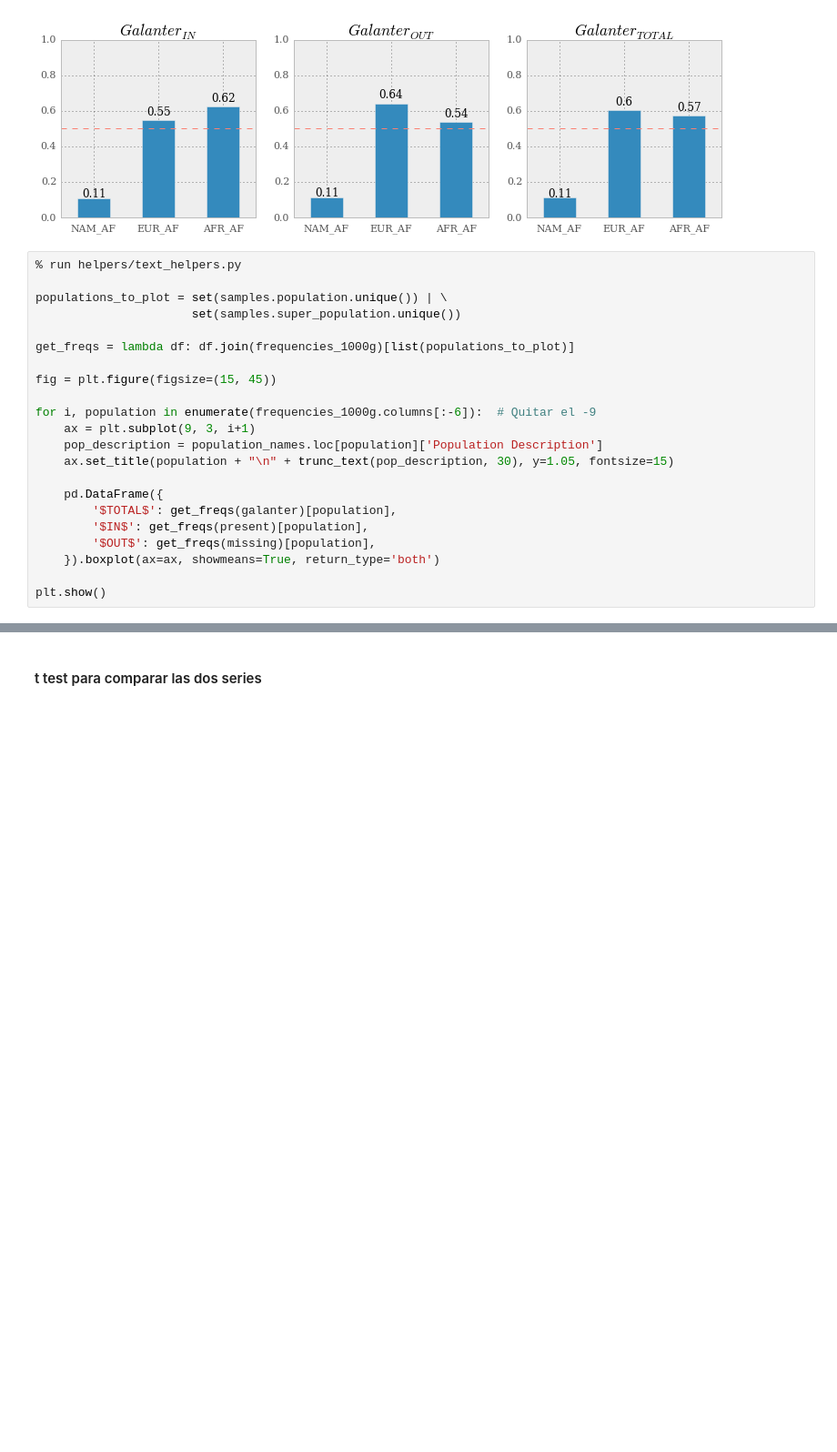
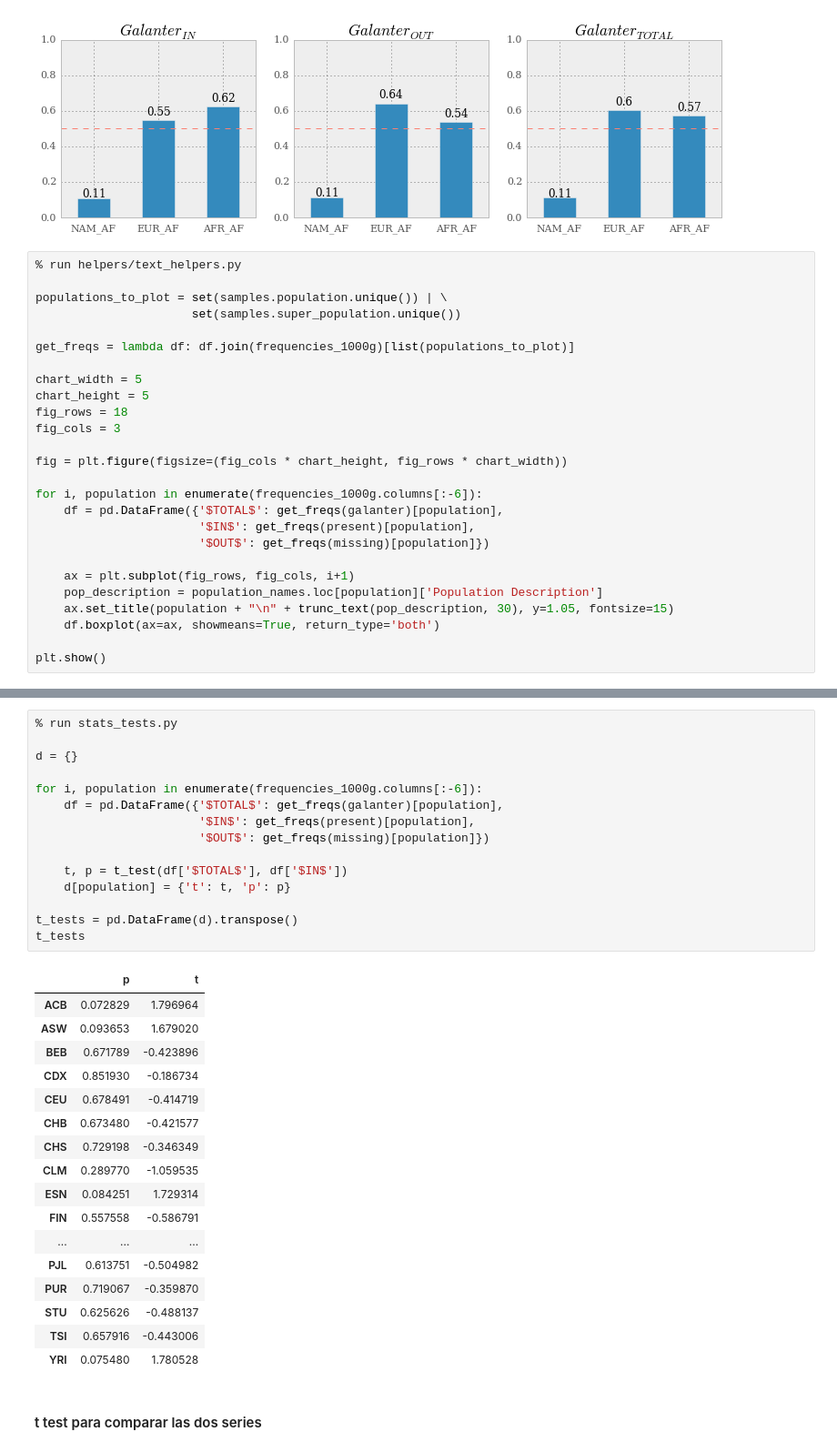
Before and after one commit to jmberros/tesina, a Jupyter notebook: Galanter_AIMs_NEW.ipynb, the cells around one changed output, grey strips where cells are left out. Shown at 91% size. Cells and saved outputs as stored; diff of their text form; blank space fills up the shorter version.

Commit message:
ttest per population table

```diff
--- a/Galanter_AIMs_NEW.ipynb
+++ b/Galanter_AIMs_NEW.ipynb
@@ -315,22 +293,59 @@ populations_to_plot = set(samples.population.unique()) | \
 
 get_freqs = lambda df: df.join(frequencies_1000g)[list(populations_to_plot)]
 
-fig = plt.figure(figsize=(15, 45))
+chart_width = 5
+chart_height = 5
+fig_rows = 18
+fig_cols = 3
 
-for i, population in enumerate(frequencies_1000g.columns[:-6]):  # Quitar el -9
-    ax = plt.subplot(9, 3, i+1)
+fig = plt.figure(figsize=(fig_cols * chart_height, fig_rows * chart_width))
+
+for i, population in enumerate(frequencies_1000g.columns[:-6]):
+    df = pd.DataFrame({'$TOTAL$': get_freqs(galanter)[population],
+                       '$IN$': get_freqs(present)[population],
+                       '$OUT$': get_freqs(missing)[population]})
+
+    ax = plt.subplot(fig_rows, fig_cols, i+1)
     pop_description = population_names.loc[population]['Population Description']
     ax.set_title(population + "\n" + trunc_text(pop_description, 30), y=1.05, fontsize=15)
-
-    pd.DataFrame({
-        '$TOTAL$': get_freqs(galanter)[population],
-        '$IN$': get_freqs(present)[population],
-        '$OUT$': get_freqs(missing)[population],
-    }).boxplot(ax=ax, showmeans=True, return_type='both')
+    df.boxplot(ax=ax, showmeans=True, return_type='both')
 
 plt.show()
 # %% [output]
 [figure]
+# %%
+% run stats_tests.py
+
+d = {}
+
+for i, population in enumerate(frequencies_1000g.columns[:-6]):
+    df = pd.DataFrame({'$TOTAL$': get_freqs(galanter)[population],
+                       '$IN$': get_freqs(present)[population],
+                       '$OUT$': get_freqs(missing)[population]})
+
+    t, p = t_test(df['$TOTAL$'], df['$IN$'])
+    d[population] = {'t': t, 'p': p}
+
+t_tests = pd.DataFrame(d).transpose()
+t_tests
+# %% [output]
+|  | p | t |
+| ACB | 0.072829 | 1.796964 |
+| ASW | 0.093653 | 1.679020 |
+| BEB | 0.671789 | -0.423896 |
+| CDX | 0.851930 | -0.186734 |
+| CEU | 0.678491 | -0.414719 |
+| CHB | 0.673480 | -0.421577 |
+| CHS | 0.729198 | -0.346349 |
+| CLM | 0.289770 | -1.059535 |
+| ESN | 0.084251 | 1.729314 |
+| FIN | 0.557558 | -0.586791 |
+| ... | ... | ... |
+| PJL | 0.613751 | -0.504982 |
+| PUR | 0.719067 | -0.359870 |
+| STU | 0.625626 | -0.488137 |
+| TSI | 0.657916 | -0.443006 |
+| YRI | 0.075480 | 1.780528 |
 # %% [markdown]
 #### t test para comparar las dos series
 # %%
```
Also changed, not shown: parts of 5 cells of this notebook, 1 other file.
